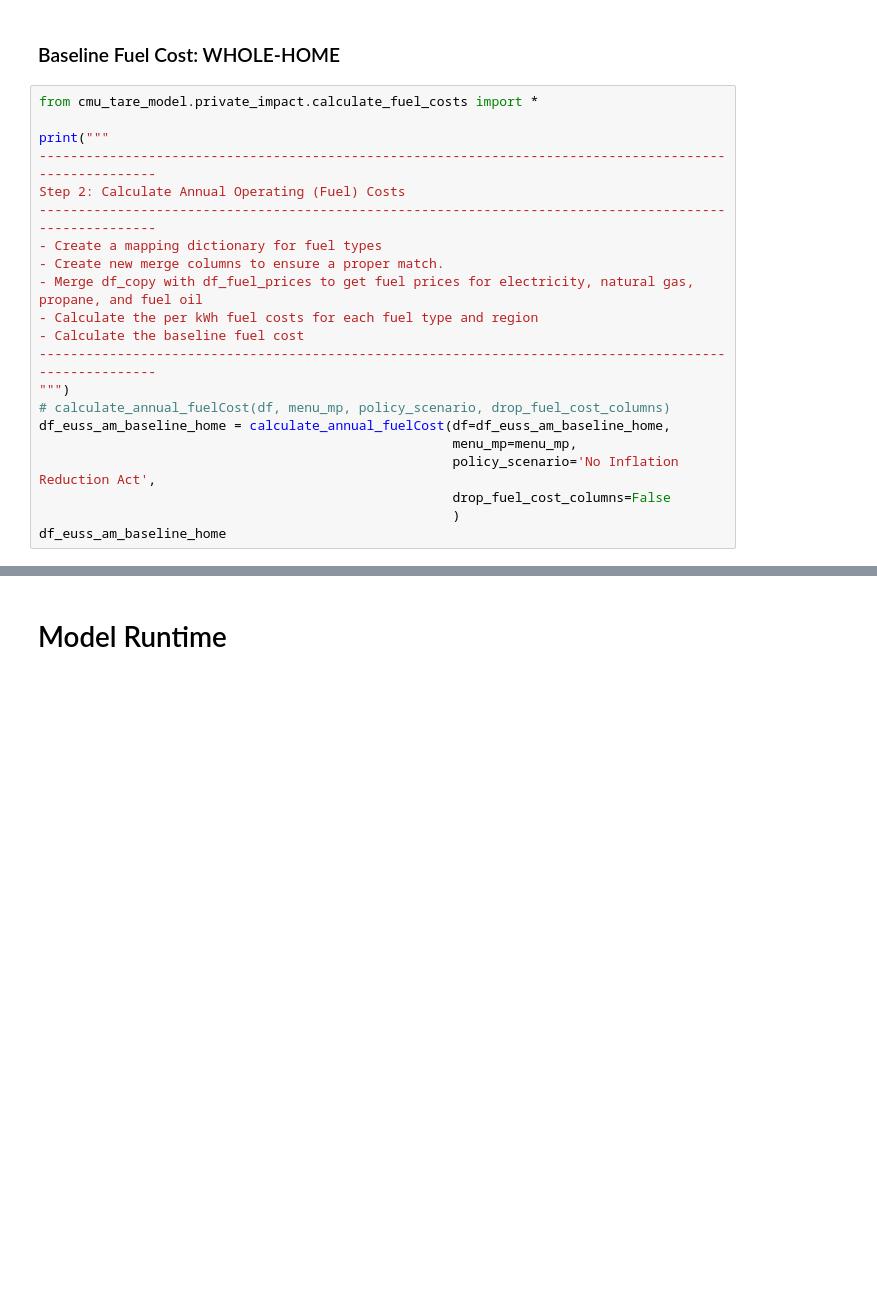
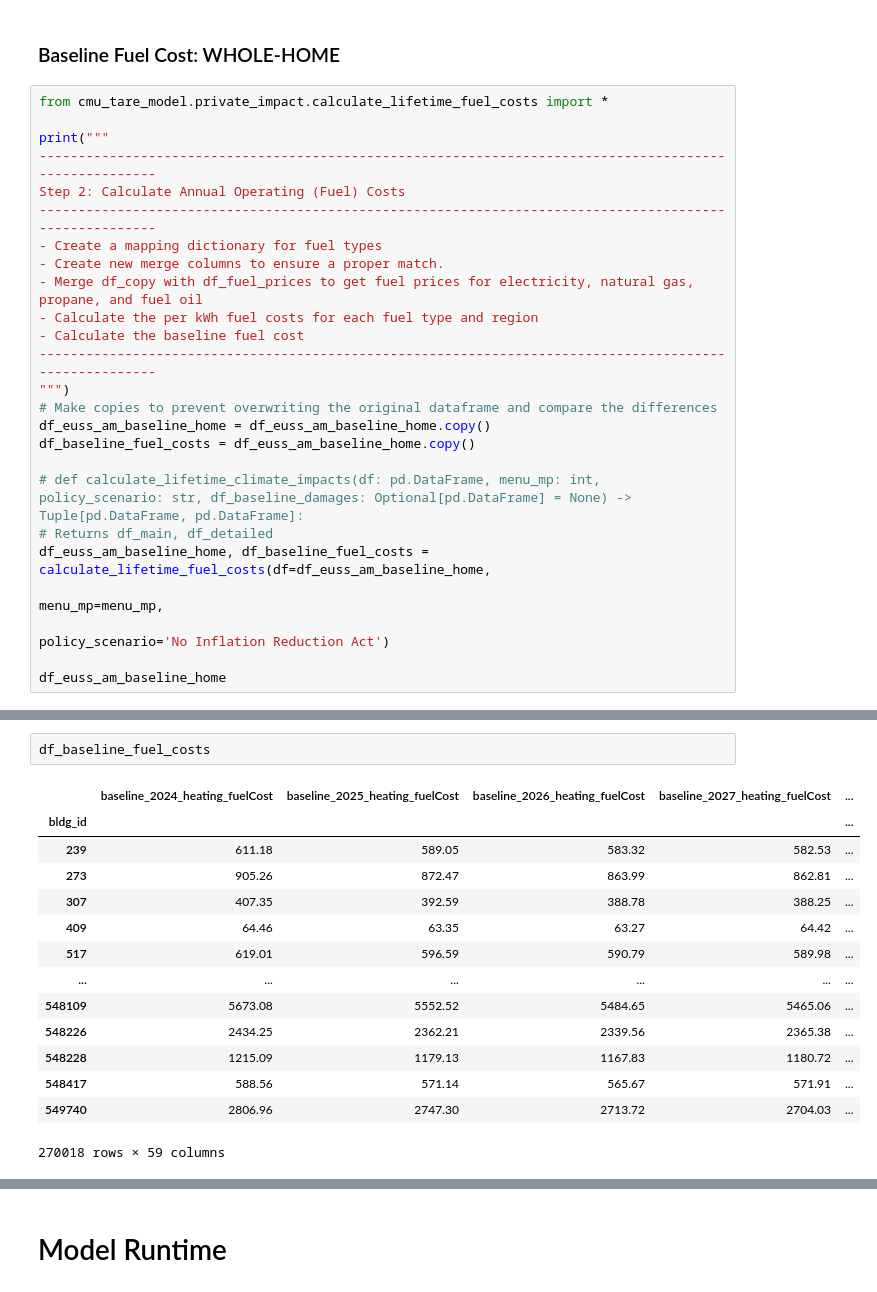
Before and after one commit to jordan-joseph126/cmu-tare-model, a Jupyter notebook: cmu_tare_model/model_scenarios/tare_baseline_v2.1.ipynb, the cells around one changed output, grey strips where cells are left out. Cells and saved outputs as stored; diff of their text form; blank space fills up the shorter version.

Commit message:
private and public impact programs passing tests and are computationally equivalent to Joseph et al 2025

```diff
--- a/cmu_tare_model/model_scenarios/tare_baseline_v2.1.ipynb
+++ b/cmu_tare_model/model_scenarios/tare_baseline_v2.1.ipynb
@@ -651,7 +559,7 @@ Name: 112, dtype: object, 2023: 0.11151956829603006, 2024: 0.10751185552038878,
 # %% [markdown]
 ### Baseline Fuel Cost: WHOLE-HOME
 # %%
-from cmu_tare_model.private_impact.calculate_fuel_costs import *
+from cmu_tare_model.private_impact.calculate_lifetime_fuel_costs import *
 
 print("""
 -------------------------------------------------------------------------------------------------------
@@ -664,12 +572,16 @@ Step 2: Calculate Annual Operating (Fuel) Costs
 - Calculate the baseline fuel cost
 -------------------------------------------------------------------------------------------------------
 """)
-# calculate_annual_fuelCost(df, menu_mp, policy_scenario, drop_fuel_cost_columns)
-df_euss_am_baseline_home = calculate_annual_fuelCost(df=df_euss_am_baseline_home,
-                                                     menu_mp=menu_mp,
-                                                     policy_scenario='No Inflation Reduction Act',
-                                                     drop_fuel_cost_columns=False
-                                                     )
+# Make copies to prevent overwriting the original dataframe and compare the differences
+df_euss_am_baseline_home = df_euss_am_baseline_home.copy()
+df_baseline_fuel_costs = df_euss_am_baseline_home.copy()
+
+# def calculate_lifetime_climate_impacts(df: pd.DataFrame, menu_mp: int, policy_scenario: str, df_baseline_damages: Optional[pd.DataFrame] = None) -> Tuple[pd.DataFrame, pd.DataFrame]:
+# Returns df_main, df_detailed
+df_euss_am_baseline_home, df_baseline_fuel_costs = calculate_lifetime_fuel_costs(df=df_euss_am_baseline_home,
+                                                                                 menu_mp=menu_mp,
+                                                                                 policy_scenario='No Inflation Reduction Act')
+
 df_euss_am_baseline_home
 # %% [output]
 -------------------------------------------------------------------------------------------------------
@@ -702,0 +619,17 @@ Calculating BASELINE (no retrofit) fuel costs from 2024 to 2039 for cooking
+# %%
+df_baseline_fuel_costs
+# %% [output]
+|  | baseline_2024_heating_fuelCost | baseline_2025_heating_fuelCost | baseline_2026_heating_fuelCost | baseline_2027_heating_fuelCost | ... |
+| bldg_id |  |  |  |  | ... |
+| 239 | 611.18 | 589.05 | 583.32 | 582.53 | ... |
+| 273 | 905.26 | 872.47 | 863.99 | 862.81 | ... |
+| 307 | 407.35 | 392.59 | 388.78 | 388.25 | ... |
+| 409 | 64.46 | 63.35 | 63.27 | 64.42 | ... |
+| 517 | 619.01 | 596.59 | 590.79 | 589.98 | ... |
+| ... | ... | ... | ... | ... | ... |
+| 548109 | 5673.08 | 5552.52 | 5484.65 | 5465.06 | ... |
+| 548226 | 2434.25 | 2362.21 | 2339.56 | 2365.38 | ... |
+| 548228 | 1215.09 | 1179.13 | 1167.83 | 1180.72 | ... |
+| 548417 | 588.56 | 571.14 | 565.67 | 571.91 | ... |
+| 549740 | 2806.96 | 2747.30 | 2713.72 | 2704.03 | ... |
+270018 rows × 59 columns
```
Also changed, not shown: parts of 8 cells of this notebook, 23 other files.
